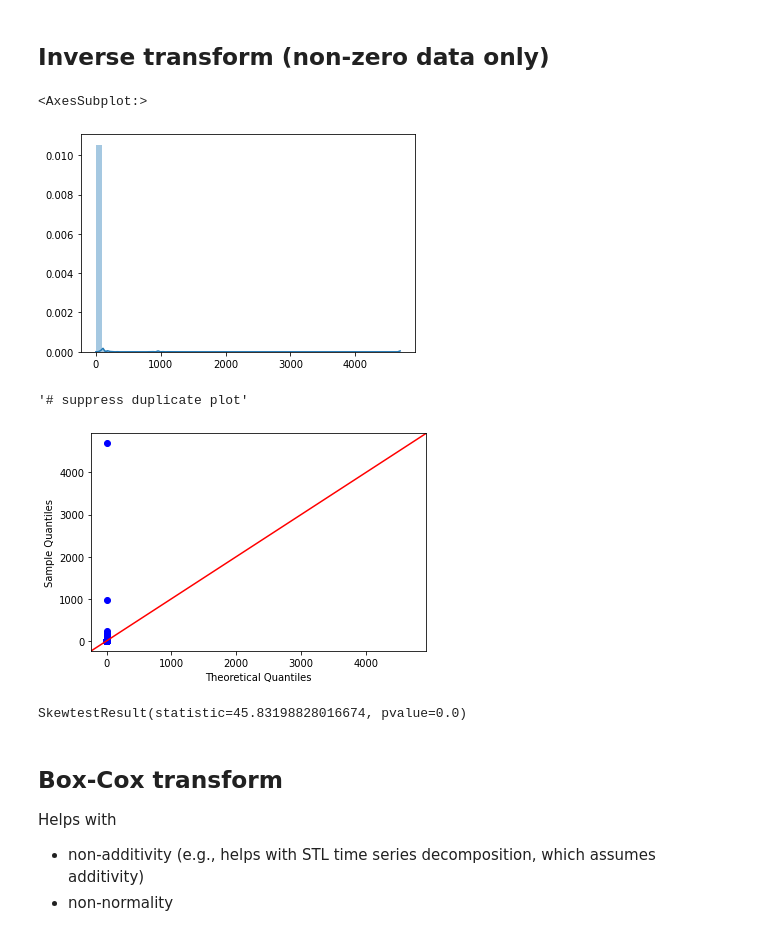
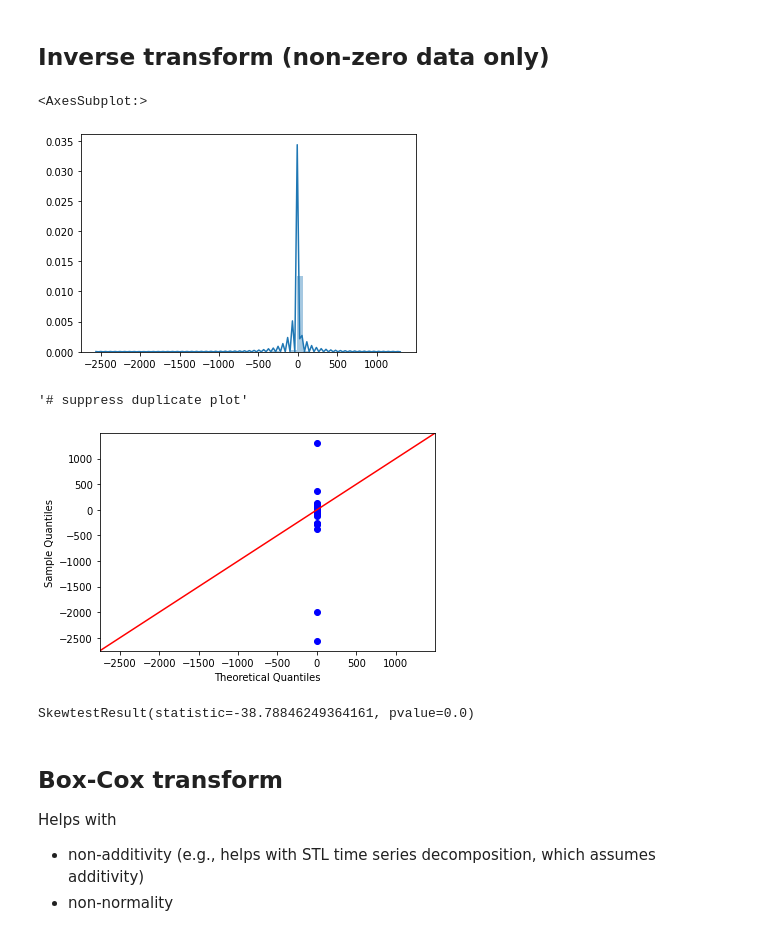
Before and after one commit to williewheeler/stats-demos, a Jupyter notebook: normalizing-exp-dist-data.ipynb, the cells around one changed output. Drawn from its saved outputs; the diff is of its cells as text; code cells hidden in the pictures.

```diff
--- a/normalizing-exp-dist-data.ipynb
+++ b/normalizing-exp-dist-data.ipynb
@@ -74,21 +75,21 @@ SkewtestResult(statistic=8.007017081807753, pvalue=1.1752417180026302e-15)
 # %% [markdown]
 ## Inverse transform (non-zero data only)
 # %%
-inv_data = np.reciprocal(data)
+inv_data = np.reciprocal(1 - data)
 sns.distplot(inv_data, hist=True, kde=True, label="Inverse data")
 # %% [output]
 <AxesSubplot:>
-[figure, old version]
+[figure, new version]
 # %%
 sm.qqplot(inv_data, line='45')
 ; # suppress duplicate plot
 # %% [output]
 '# suppress duplicate plot'
-[figure, old version]
+[figure, new version]
 # %%
 stats.skewtest(inv_data)
 # %% [output]
-SkewtestResult(statistic=45.83198828016674, pvalue=0.0)
+SkewtestResult(statistic=-38.78846249364161, pvalue=0.0)
 # %% [markdown]
 ## Box-Cox transform
 
```
Also changed, not shown: parts of 12 cells of this notebook.
